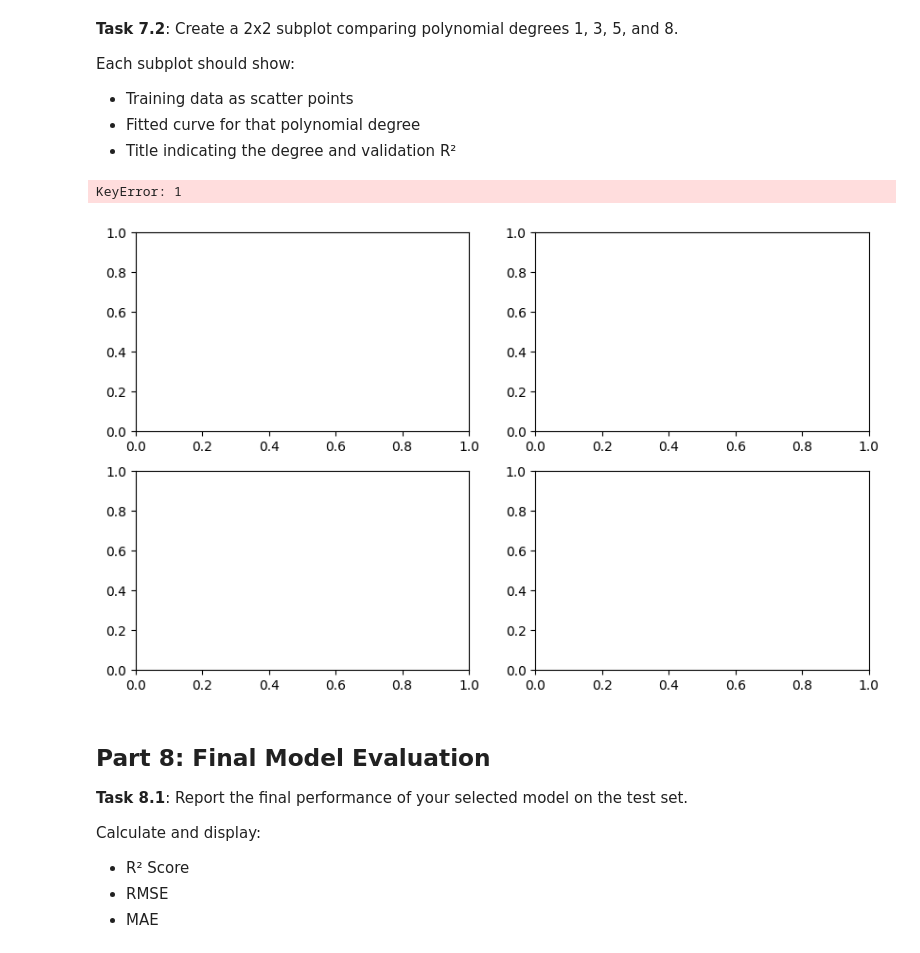
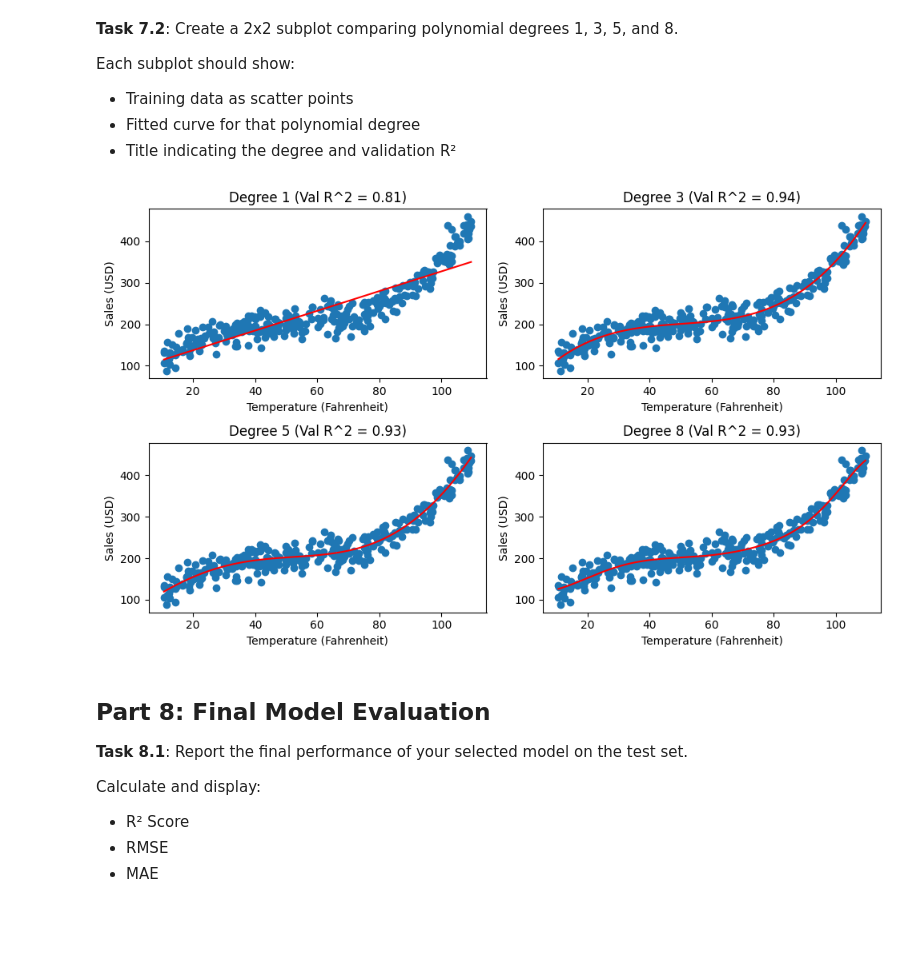
Before and after one commit to CaseyTomchuk/W12-Assignment, a Jupyter notebook: w12-assignment.ipynb, the cells around one changed output. Saved outputs shown, nothing was run; the diff lists cells and outputs as text; code cells hidden in the pictures; blank space fills up the shorter version.

```diff
--- a/w12-assignment.ipynb
+++ b/w12-assignment.ipynb
@@ -198,7 +198,7 @@ For each polynomial degree:
 Store your results in a dictionary or DataFrame for easy comparison.
 # %%
 # YOUR CODE HERE
-orders = [2, 3, 4, 5, 8]
+orders = [1, 2, 3, 4, 5, 8]
 models = {}
 results = []
 
@@ -355,37 +358,35 @@ Each subplot should show:
 # %%
 degrees_to_plot = [1, 3, 5, 8]
 
 fig, axes = plt.subplots(2, 2, figsize = (10, 6))
 axes = axes.ravel() # flatten axes array
 
 for index, degree in enumerate(degrees_to_plot):
 
     ax = axes[index]
 
     # accessing model and polynomial associated with it
     model = models[degree]['model']
     poly = models[degree]['poly']
 
     # creating curve like previous step
     x_range = np.linspace(min(x_train), max(x_train), 300).reshape(-1, 1)
     x_range_poly = poly.transform(x_range)
     y_range_pred = model.predict(x_range_poly)
 
-    ax.scatter(x_train, y_train, color="blue", label="Training Data")
+    ax.scatter(x_train, y_train, label="Training Data")
     ax.plot(x_range, y_range_pred, color="red", label=f'Degree {degree}') # plotting curve
 
     # grabbing validation r^2
-    val_r2 = float([item for item in results if item['Degree'] == degree][0]['Validation R²'])
-
+    val_r2 = float(summary_table.loc[summary_table['Degree'] == degree, 'Validation R²'].values[0])
     ax.set_title(f'Degree {degree} (Val R^2 = {val_r2:.2f})')
     ax.set_xlabel("Temperature (Fahrenheit)")
     ax.set_ylabel("Sales (USD)")
 
 plt.tight_layout() # i wish i knew about this earlier
 plt.show()
 # %% [output]
-KeyError: 1
-[figure, old version]
+[figure, new version]
 # %% [markdown]
 ## Part 8: Final Model Evaluation
 
```
Also changed, not shown: parts of 14 cells of this notebook.
